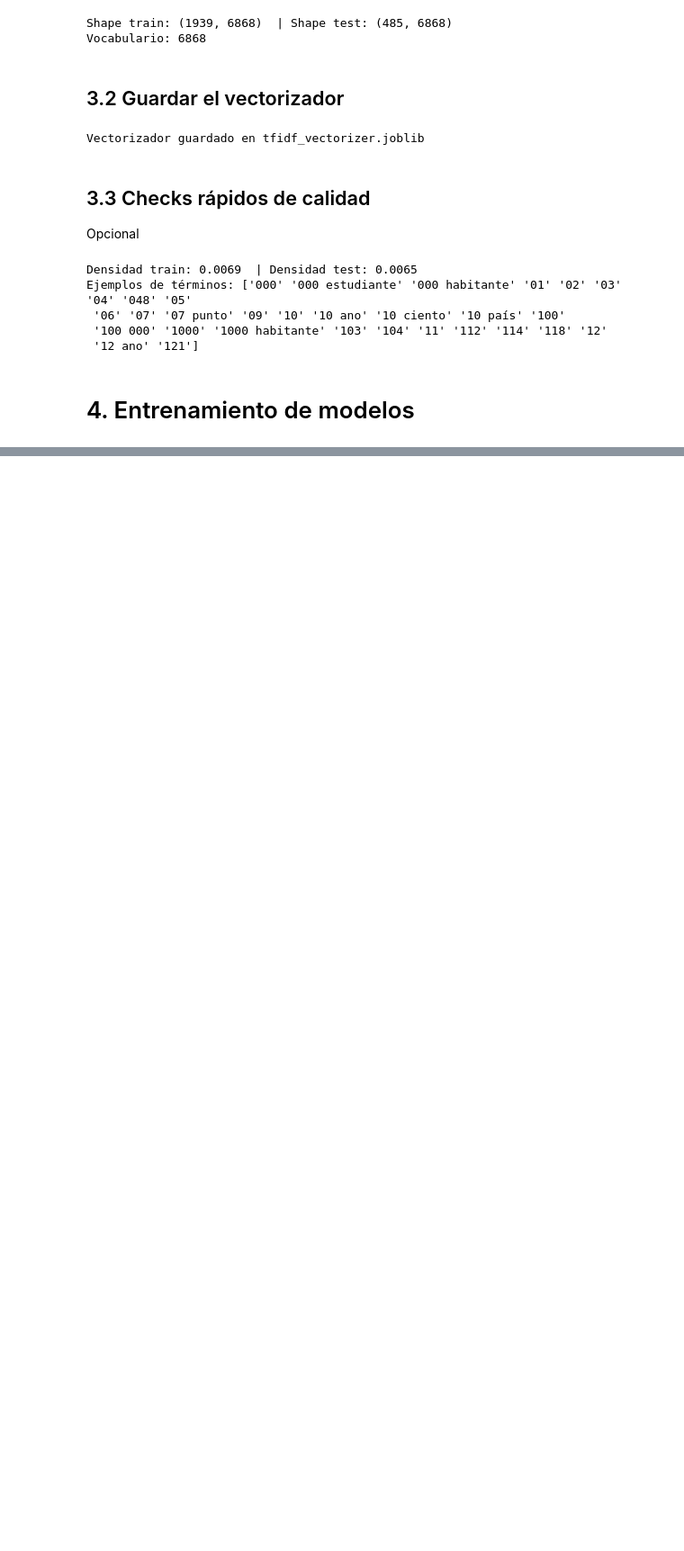
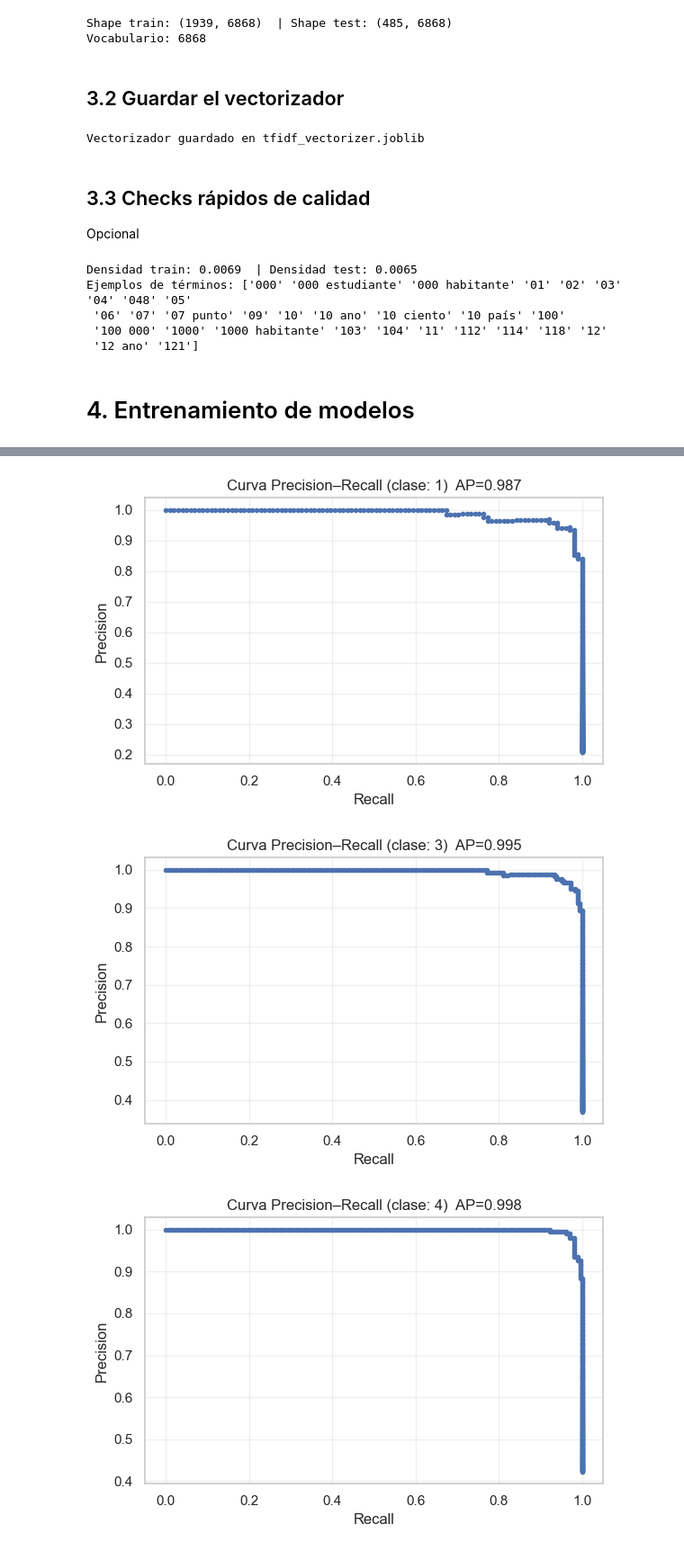
Before and after one commit to BI-2025-02/Proyecto-1-Etapa-1, a Jupyter notebook: P1_E1_V.1.0.ipynb, the cells around one changed output, grey strips where cells are left out. Shown at 90% size. Cells and saved outputs as stored; diff of their text form; code cells hidden in the pictures; blank space fills up the shorter version.

```diff
--- a/P1_E1_V.1.0.ipynb
+++ b/P1_E1_V.1.0.ipynb
@@ -491,0 +544,49 @@ Ejemplos de términos: ['000' '000 estudiante' '000 habitante' '01' '02' '03' '0
+# %%
+import numpy as np
+import matplotlib.pyplot as plt
+from sklearn.preprocessing import label_binarize
+from sklearn.metrics import precision_recall_curve, average_precision_score
+
+# --- helper para obtener puntajes ---
+def get_scores(modelo, X):
+    if hasattr(modelo, "predict_proba"):
+        return modelo.predict_proba(X)  # (n_muestras, n_clases)
+    elif hasattr(modelo, "decision_function"):
+        s = modelo.decision_function(X)
+        return s if s.ndim > 1 else s.reshape(-1, 1)
+    else:
+        raise ValueError("El modelo no expone predict_proba ni decision_function.")
+
+# Usa la X que tengas disponible
+X_eval = X_val_tfidf if 'X_val_tfidf' in globals() else X_val
+
+classes = logreg.classes_
+y_score = get_scores(logreg, X_eval)
+y_bin   = label_binarize(y_val, classes=classes)
+
+# --- una curva por clase ---
+for i, cls in enumerate(classes):
+    # si en y_true no hay positivos para esa clase, no se puede trazar PR
+    if y_bin[:, i].sum() == 0:
+        print(f"Clase {cls}: no hay positivos en y_val; se omite.")
+        continue
+
+    p, r, _ = precision_recall_curve(y_bin[:, i], y_score[:, i])
+    ap = average_precision_score(y_bin[:, i], y_score[:, i])
+
+    plt.figure(figsize=(6,4))
+    plt.plot(r, p, marker='.')
+    plt.xlabel("Recall")
+    plt.ylabel("Precision")
+    plt.title(f"Curva Precision–Recall (clase: {cls})  AP={ap:.3f}")
+    plt.grid(True, alpha=0.3)
+    plt.tight_layout()
+    plt.show()
+
+    # (opcional) guardar a archivo:
+    # plt.savefig(f"pr_{str(cls).replace(' ', '_')}.png", dpi=120)
+    # plt.close()
+# %% [output]
+[figure, added]
+[figure, added]
+[figure, added]
```
Also changed, not shown: parts of 14 cells of this notebook, 1 other file.
